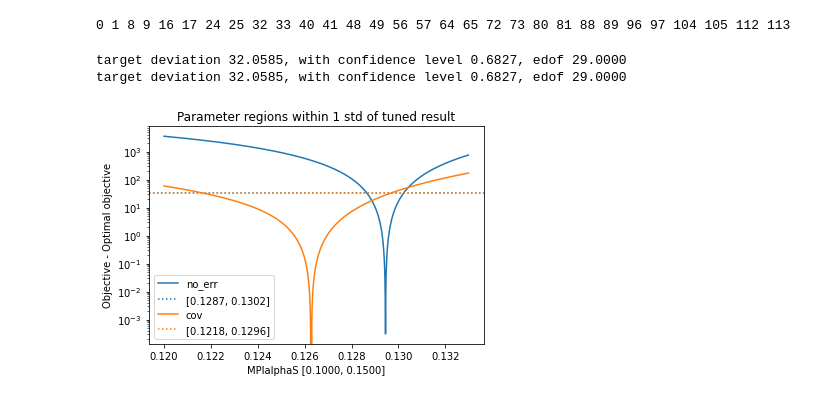
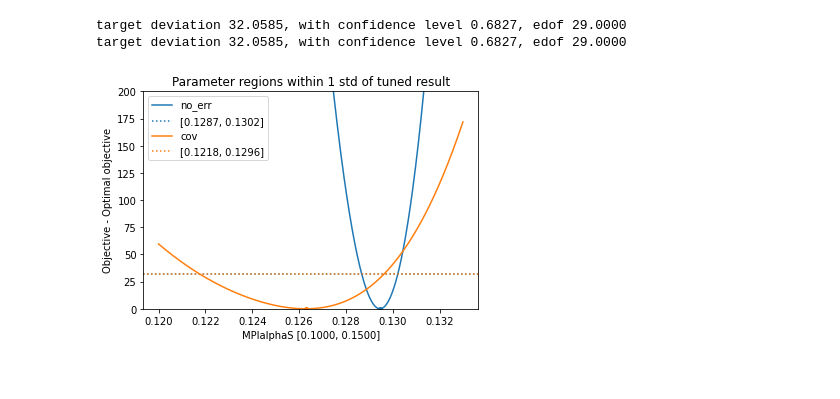
Before and after one commit to Jeffae-Schroff/apprentice-jax, a Jupyter notebook: cori_summer_test.ipynb, the cells around one changed output. Cells and saved outputs as stored; diff of their text form; code cells hidden in the pictures.

Commit message:
many_tunes

```diff
--- a/cori_summer_test.ipynb
+++ b/cori_summer_test.ipynb
@@ -24,16 +24,11 @@ loading  summer_data/fits.npz
 Calculated inital guess:  [0.12618639]
 Tuned Parameters:  [0.12629575] , Objective =  283.98614647713606 , chi2/ndf =  9.792625740590898
 Covariance of Tuned Parameters:  [[2.35162729e-06]]
-# %%
-for i in [i for i in range(8*15) if i%8 == 0 or i%8 == 1]:
-    print(i, end = ' ')
-# %% [output]
-0 1 8 9 16 17 24 25 32 33 40 41 48 49 56 57 64 65 72 73 80 81 88 89 96 97 104 105 112 113
 # %%
 graph_range = [0.12, 0.133]
-summer_tune_no_err.graph_objective(graph_range = graph_range, )
-summer_tune_cov.graph_objective(new_figure = False, graph_range = graph_range)
+summer_tune_no_err.graph_objective(graph_range = graph_range, log_scale = False)
+summer_tune_cov.graph_objective(new_figure = False, graph_range = graph_range, log_scale = False)
 # %% [output]
 target deviation 32.0585, with confidence level 0.6827, edof 29.0000
 target deviation 32.0585, with confidence level 0.6827, edof 29.0000
-[figure, old version]
+[figure, new version]
```
Also changed, not shown: parts of 4 cells of this notebook, 3 other files.
